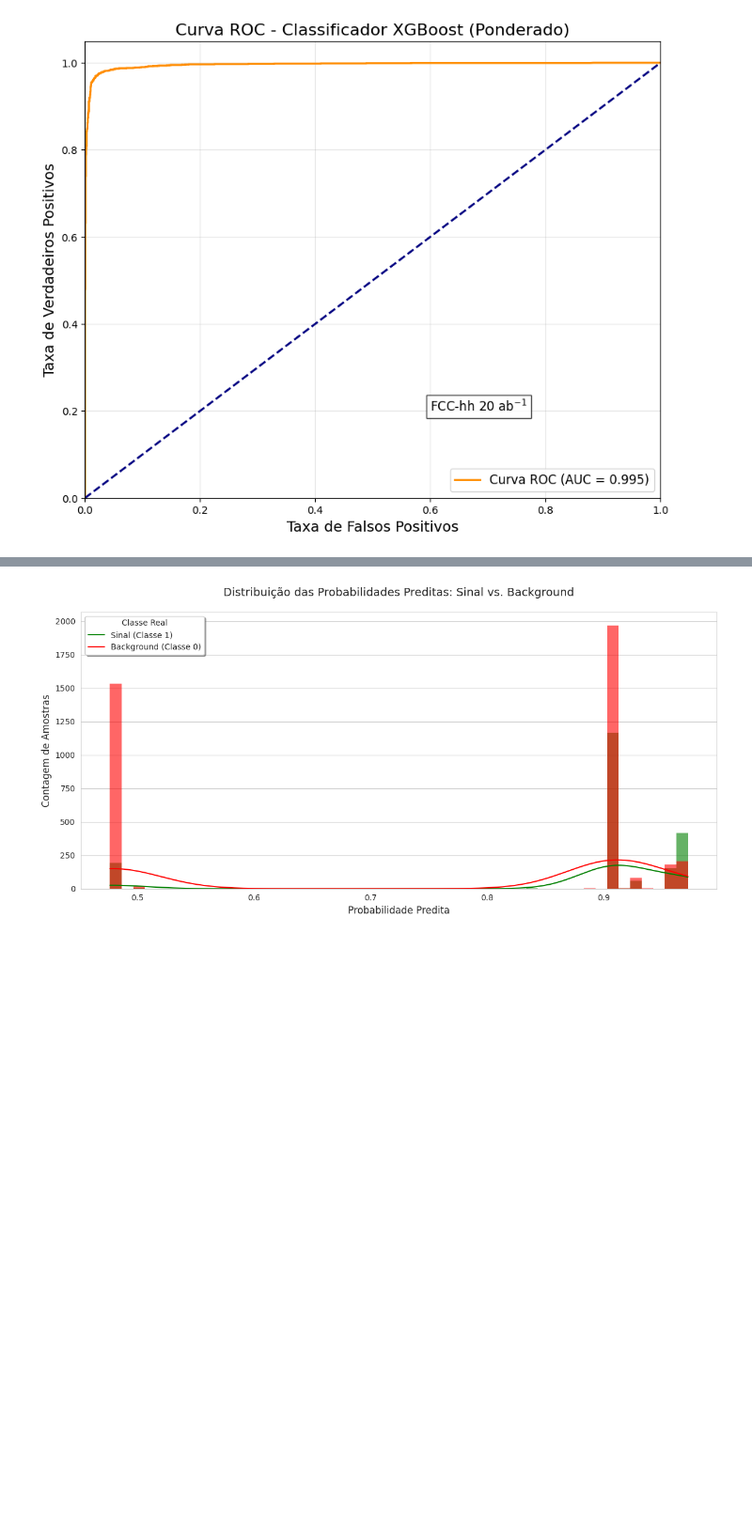
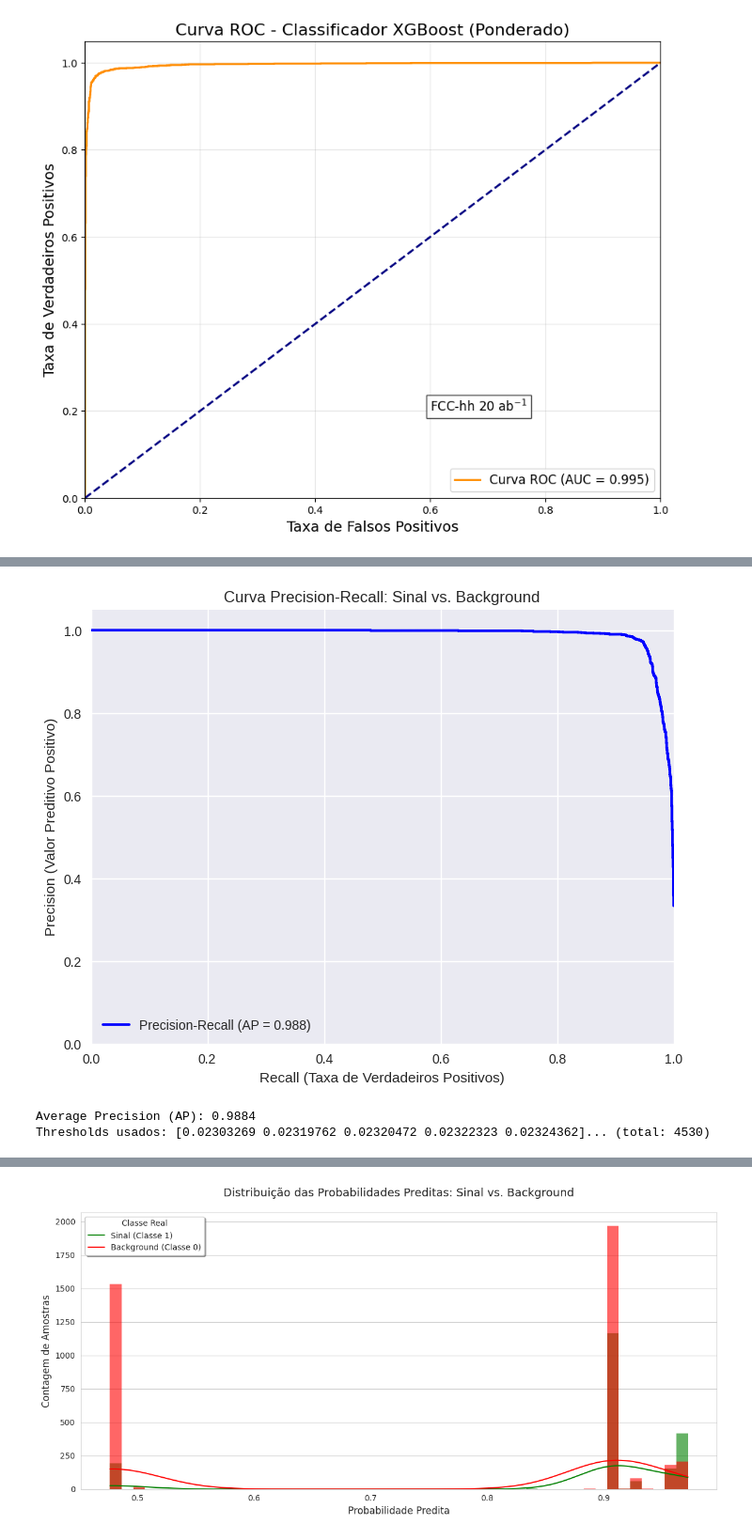
Before and after one commit to LeviPhelipe/Analise-2b2mu-2h, a Jupyter notebook: XGBoost_v4.ipynb, the cells around one changed output, grey strips where cells are left out. Shown: that part at 94% size. Saved outputs shown, nothing was run; the diff lists cells and outputs as text; code cells hidden in the pictures; blank space fills up the shorter version.

```diff
--- a/XGBoost_v4.ipynb
+++ b/XGBoost_v4.ipynb
@@ -564,0 +499,30 @@ Precision @ Recall 0.5: 1.0000
+# %%
+import matplotlib.pyplot as plt
+from sklearn.metrics import precision_recall_curve, average_precision_score
+
+# 1. Obter probabilidades da classe positiva (sinal) usando os dados ESCALADOS
+y_scores = model.predict_proba(X_test_scaled)[:, 1]  # Probabilidades da classe 1 (sinal)
+
+# 2. Calcular Precision, Recall e thresholds
+precision, recall, thresholds = precision_recall_curve(y_test, y_scores)
+avg_precision = average_precision_score(y_test, y_scores)
+
+# 3. Plotar a curva
+plt.figure(figsize=(8, 6))
+plt.plot(recall, precision, color='blue', lw=2, label=f'Precision-Recall (AP = {avg_precision:.3f})')
+plt.xlabel('Recall (Taxa de Verdadeiros Positivos)')
+plt.ylabel('Precision (Valor Preditivo Positivo)')
+plt.title('Curva Precision-Recall: Sinal vs. Background')
+plt.xlim([0.0, 1.0])
+plt.ylim([0.0, 1.05])
+plt.legend(loc="lower left")
+plt.grid(True)
+plt.show()
+
+# 4. Informações adicionais (opcional)
+print(f"\nAverage Precision (AP): {avg_precision:.4f}")
+print(f"Thresholds usados: {thresholds[:5]}... (total: {len(thresholds)})")
+# %% [output]
+[figure, added]
+Average Precision (AP): 0.9884
+Thresholds usados: [0.02303269 0.02319762 0.02320472 0.02322323 0.02324362]... (total: 4530)
```
Also changed, not shown: parts of 8 cells of this notebook.
